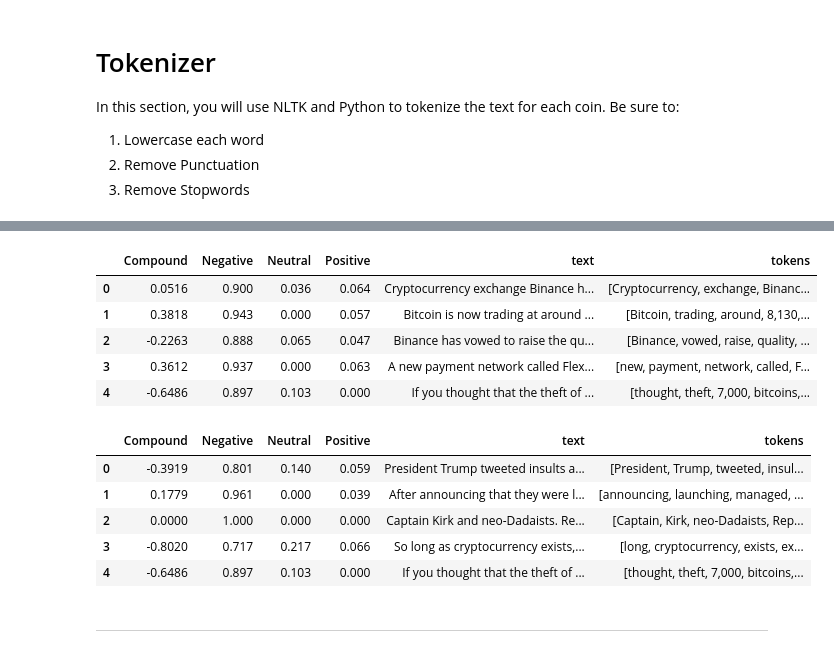
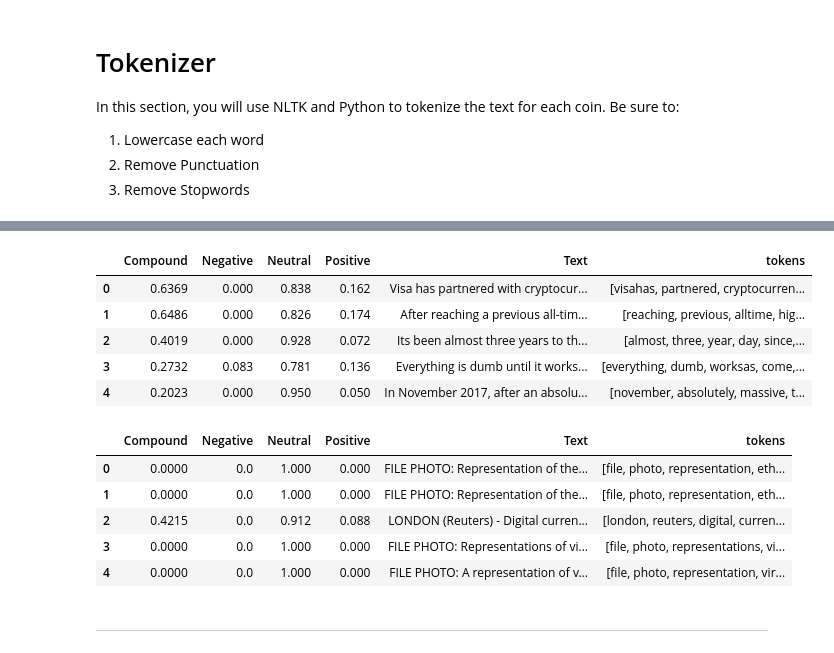
Before and after one commit to lwbakhit/Tales-from-the-Crypto, a Jupyter notebook: crypto_sentiment-Copy1.ipynb, the cells around one changed output, grey strips where cells are left out. Saved outputs shown, nothing was run; the diff lists cells and outputs as text; code cells hidden in the pictures.

```diff
--- a/crypto_sentiment-Copy1.ipynb
+++ b/crypto_sentiment-Copy1.ipynb
@@ -176,39 +184,49 @@ import re
+# %%
+ lemmatizer = WordNetLemmatizer()
 # %%
 # Complete the tokenizer function
-def tokenizer(text):
+def tokenizer(article):
     """Tokenizes text."""
 
     # Create a list of the words
+    sw = set(stopwords.words('english'))
 
     # Convert the words to lowercase
+    regex = re.compile("[^a-zA-Z ]")
 
     # Remove the punctuation
+    re_clean = regex.sub('', str(article))
 
     # Remove the stop words
+    words = word_tokenize(re_clean)
 
     # Lemmatize Words into root words
+    lem=[lemmatizer.lemmatize(word) for word in words]
+    tokens= [word.lower() for word in lem if word.lower() not in sw ]
 
     return tokens
 # %%
 # Create a new tokens column for bitcoin
-# YOUR CODE HERE!
+btc_df["tokens"] = btc_df.Text.apply(tokenizer)
+btc_df.head()
 # %% [output]
-|  | Compound | Negative | Neutral | Positive | text | tokens |
-| 0 | 0.0516 | 0.900 | 0.036 | 0.064 | Cryptocurrency exchange Binance h... | [Cryptocurrency, exchange, Binanc... |
-| 1 | 0.3818 | 0.943 | 0.000 | 0.057 | Bitcoin is now trading at around ... | [Bitcoin, trading, around, 8,130,... |
-| 2 | -0.2263 | 0.888 | 0.065 | 0.047 | Binance has vowed to raise the qu... | [Binance, vowed, raise, quality, ... |
-| 3 | 0.3612 | 0.937 | 0.000 | 0.063 | A new payment network called Flex... | [new, payment, network, called, F... |
-| 4 | -0.6486 | 0.897 | 0.103 | 0.000 | If you thought that the theft of ... | [thought, theft, 7,000, bitcoins,... |
+|  | Compound | Negative | Neutral | Positive | Text | tokens |
+| 0 | 0.6369 | 0.000 | 0.838 | 0.162 | Visa has partnered with cryptocur... | [visahas, partnered, cryptocurren... |
+| 1 | 0.6486 | 0.000 | 0.826 | 0.174 | After reaching a previous all-tim... | [reaching, previous, alltime, hig... |
+| 2 | 0.4019 | 0.000 | 0.928 | 0.072 | Its been almost three years to th... | [almost, three, year, day, since,... |
+| 3 | 0.2732 | 0.083 | 0.781 | 0.136 | Everything is dumb until it works... | [everything, dumb, worksas, come,... |
+| 4 | 0.2023 | 0.000 | 0.950 | 0.050 | In November 2017, after an absolu... | [november, absolutely, massive, t... |
 # %%
 # Create a new tokens column for ethereum
-# YOUR CODE HERE!
+eth_df["tokens"] = eth_df.Text.apply(tokenizer)
+eth_df.head()
 # %% [output]
-|  | Compound | Negative | Neutral | Positive | text | tokens |
-| 0 | -0.3919 | 0.801 | 0.140 | 0.059 | President Trump tweeted insults a... | [President, Trump, tweeted, insul... |
-| 1 | 0.1779 | 0.961 | 0.000 | 0.039 | After announcing that they were l... | [announcing, launching, managed, ... |
-| 2 | 0.0000 | 1.000 | 0.000 | 0.000 | Captain Kirk and neo-Dadaists. Re... | [Captain, Kirk, neo-Dadaists, Rep... |
-| 3 | -0.8020 | 0.717 | 0.217 | 0.066 | So long as cryptocurrency exists,... | [long, cryptocurrency, exists, ex... |
-| 4 | -0.6486 | 0.897 | 0.103 | 0.000 | If you thought that the theft of ... | [thought, theft, 7,000, bitcoins,... |
+|  | Compound | Negative | Neutral | Positive | Text | tokens |
+| 0 | 0.0000 | 0.0 | 1.000 | 0.000 | FILE PHOTO: Representation of the... | [file, photo, representation, eth... |
+| 1 | 0.0000 | 0.0 | 1.000 | 0.000 | FILE PHOTO: Representation of the... | [file, photo, representation, eth... |
+| 2 | 0.4215 | 0.0 | 0.912 | 0.088 | LONDON (Reuters) - Digital curren... | [london, reuters, digital, curren... |
+| 3 | 0.0000 | 0.0 | 1.000 | 0.000 | FILE PHOTO: Representations of vi... | [file, photo, representations, vi... |
+| 4 | 0.0000 | 0.0 | 1.000 | 0.000 | FILE PHOTO: A representation of v... | [file, photo, representation, vir... |
 # %% [markdown]
 ---
 # %% [markdown]
```
Also changed, not shown: parts of 23 cells of this notebook.
